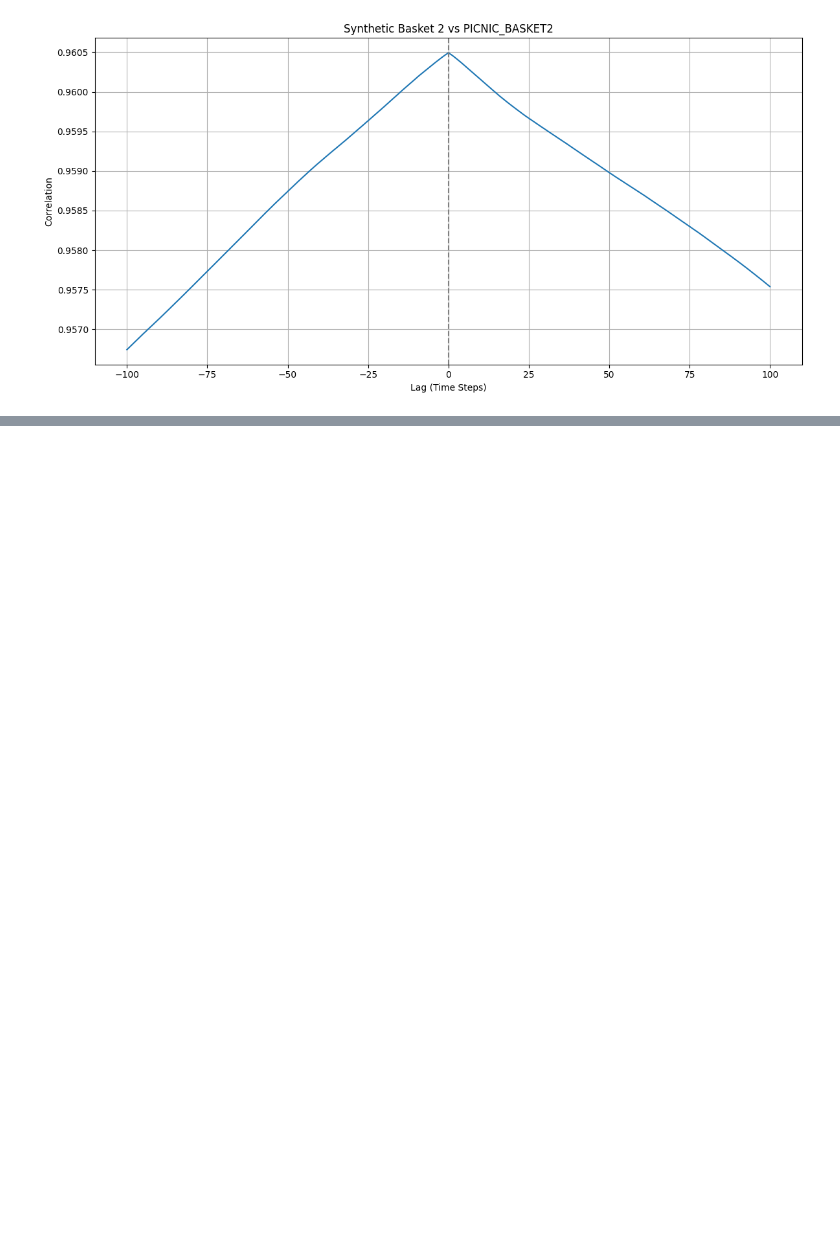
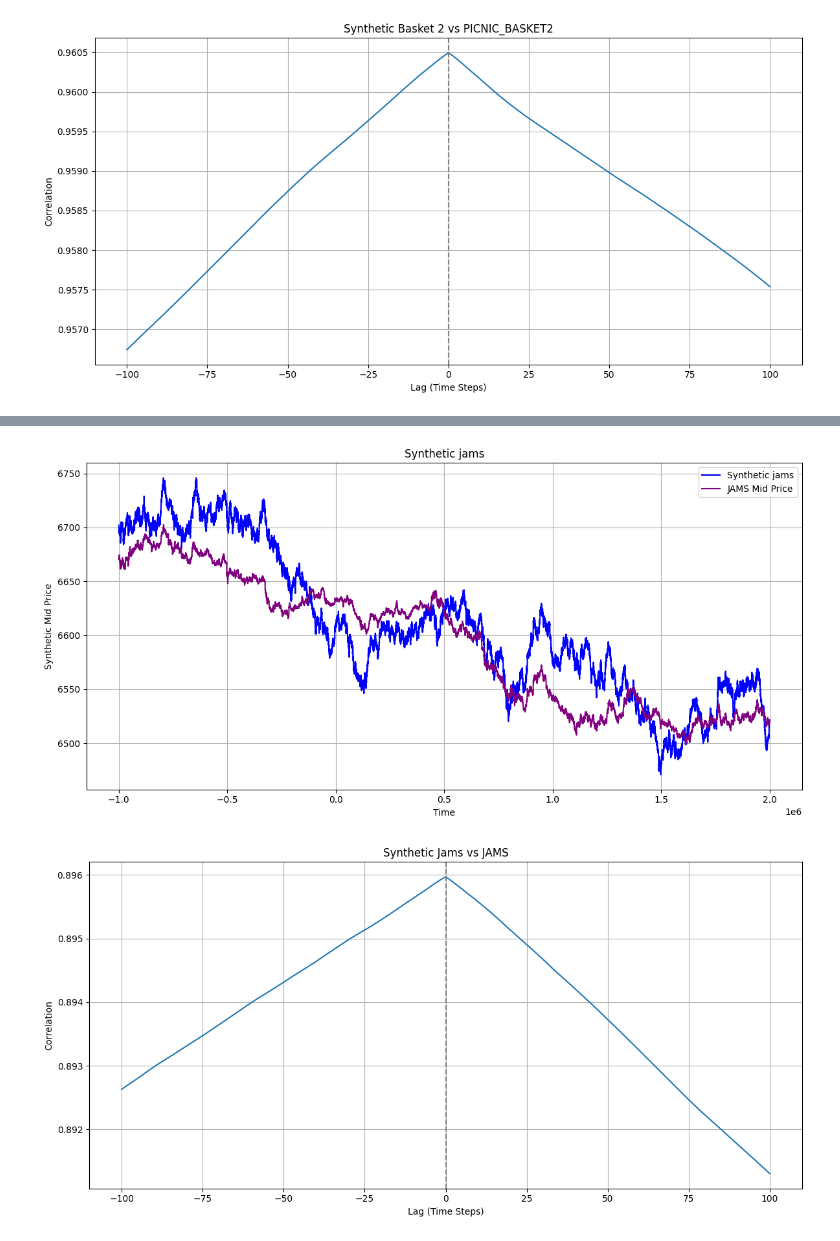
Before and after one commit to jennifer-lu/prosperity-3, a Jupyter notebook: round_2_algo.ipynb, the cells around one changed output, grey strips where cells are left out. Saved outputs shown, nothing was run; the diff lists cells and outputs as text; code cells hidden in the pictures; blank space fills up the shorter version.

```diff
--- a/round_2_algo.ipynb
+++ b/round_2_algo.ipynb
@@ -233,0 +259,25 @@ plot_cross_correlation(signal_1, signal_2, title="Synthetic Basket 2 vs PICNIC_B
+# %%
+merged_df = pd.DataFrame({'time': mid_prices["JAMS"][0]})
+for product in products:
+    merged_df[product] = pd.Series(mid_prices[product][1]).values
+
+synthetic_jams_mids = (merged_df["PICNIC_BASKET2"] - merged_df["CROISSANTS"] * 4) / 2
+
+plt.figure(figsize=(12, 6))
+plt.plot(merged_df["time"], synthetic_jams_mids, label="Synthetic jams", color="blue")
+plt.plot(merged_df["time"], merged_df["JAMS"], label="JAMS Mid Price", color="purple")
+plt.title("Synthetic jams")
+plt.xlabel("Time")
+plt.ylabel("Synthetic Mid Price")
+plt.legend()
+plt.grid(True)
+plt.tight_layout()
+plt.show()
+
+# Synthetic Jams vs JAMS
+signal_1 = synthetic_jams_mids.values
+signal_2 = merged_df["JAMS"].values
+plot_cross_correlation(signal_1, signal_2, title="Synthetic Jams vs JAMS")
+# %% [output]
+[figure, added]
+[figure, added]
```
Also changed, not shown: parts of 1 cell of this notebook, 1 other file.
